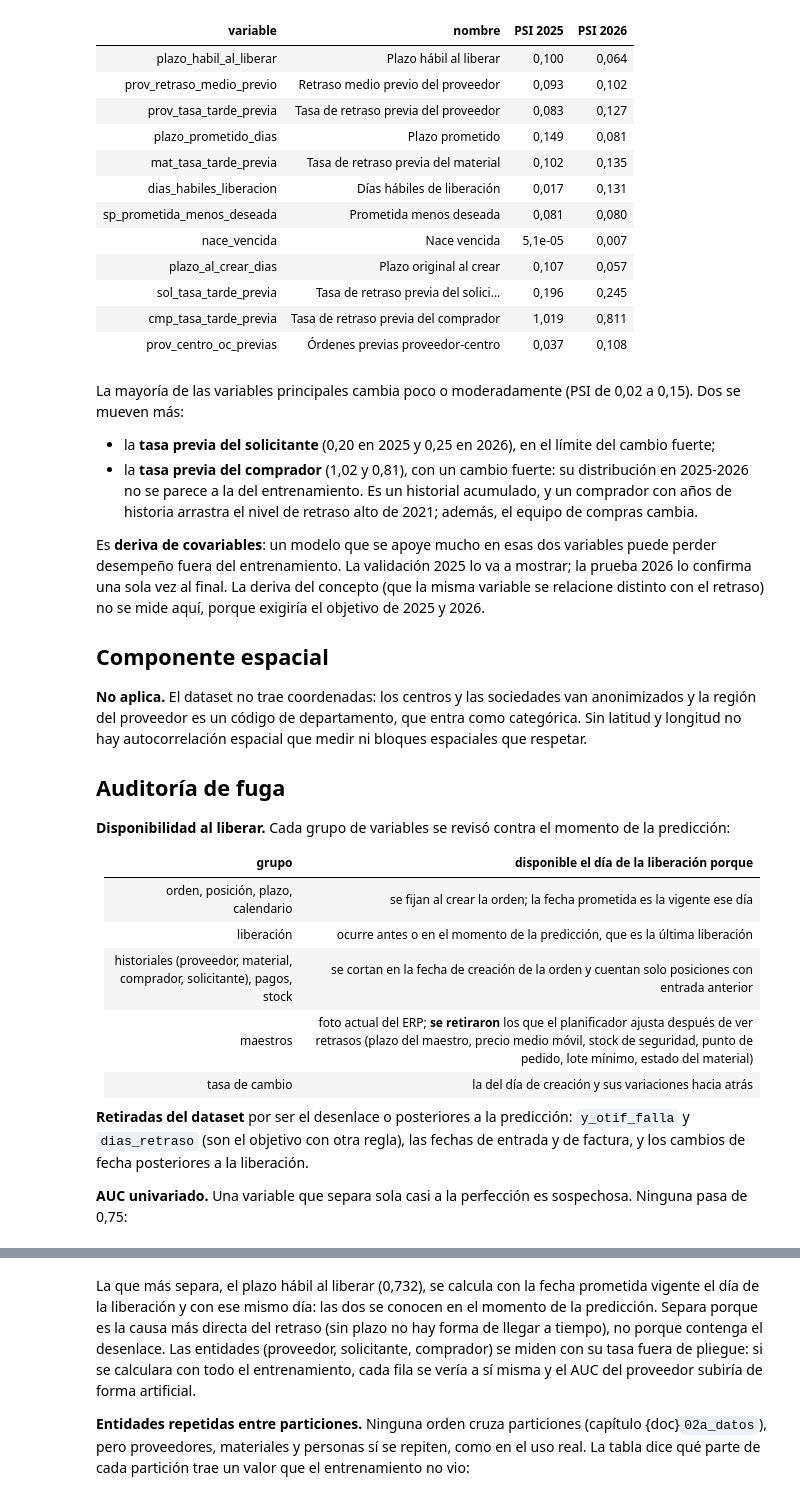
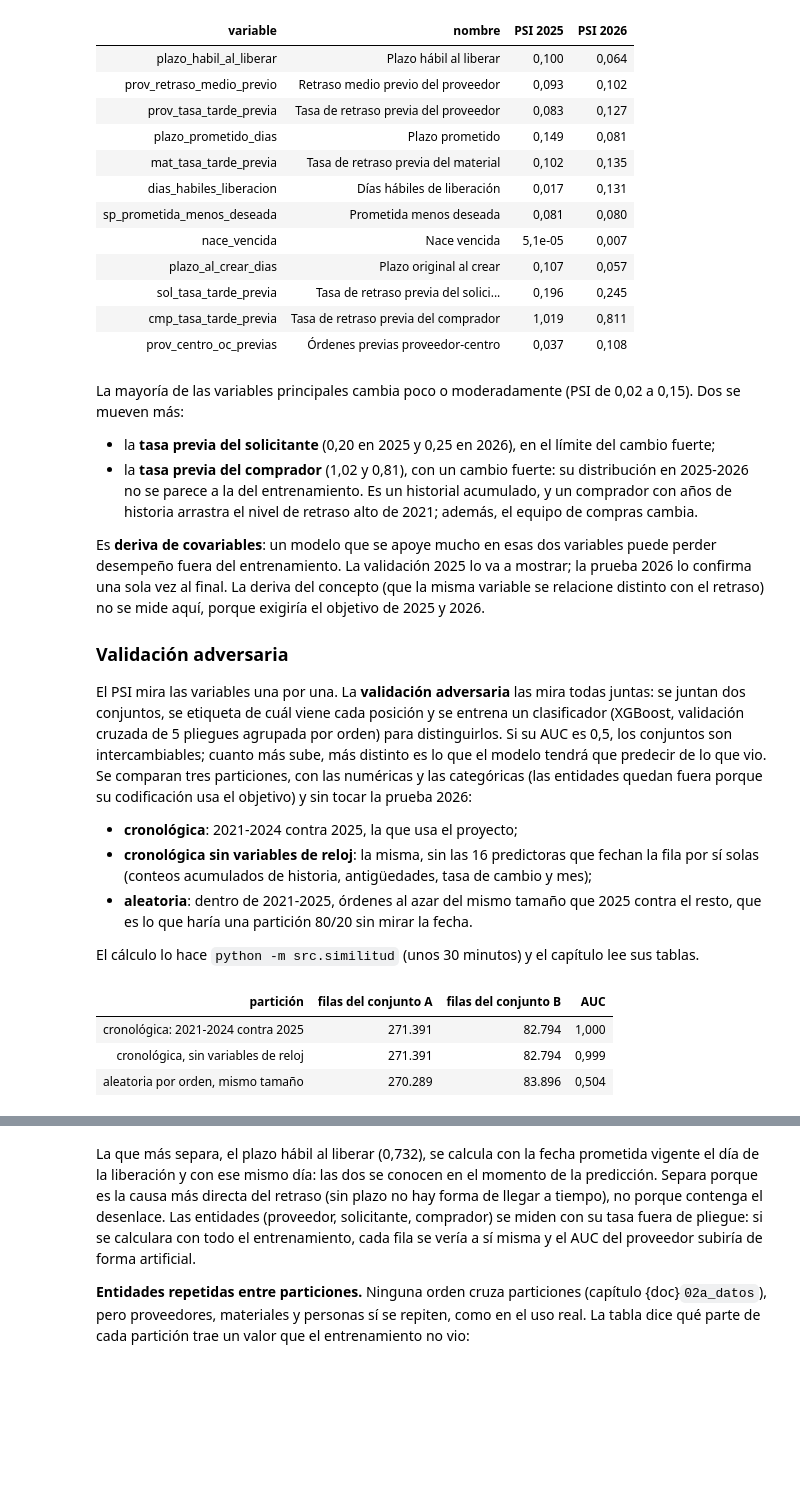
Before and after one commit to ddcarbono/otif-compras-ml, a Jupyter notebook: book/02c_tiempo_y_fuga.ipynb, the cells around one changed output, grey strips where cells are left out. Saved outputs shown, nothing was run; the diff lists cells and outputs as text; code cells hidden in the pictures; blank space fills up the shorter version.

Commit message:
Validacion adversaria en el cap. 2, pruebas con pytest y CI en GitHub Actions; aviso de rango sin falso positivo en categoricas vacias

```diff
--- a/book/02c_tiempo_y_fuga.ipynb
+++ b/book/02c_tiempo_y_fuga.ipynb
@@ -133,25 +133,29 @@ entrenamiento. La validación 2025 lo va a mostrar; la prueba 2026 lo confirma u
 concepto (que la misma variable se relacione distinto con el retraso) no se mide aquí, porque exigiría el objetivo
 de 2025 y 2026.
 
-## Componente espacial
+### Validación adversaria
 
-**No aplica.** El dataset no trae coordenadas: los centros y las sociedades van anonimizados y la región del
-proveedor es un código de departamento, que entra como categórica. Sin latitud y longitud no hay autocorrelación
-espacial que medir ni bloques espaciales que respetar.
+El PSI mira las variables una por una. La **validación adversaria** las mira todas juntas: se juntan dos conjuntos,
+se etiqueta de cuál viene cada posición y se entrena un clasificador (XGBoost, validación cruzada de 5 pliegues
+agrupada por orden) para distinguirlos. Si su AUC es 0,5, los conjuntos son intercambiables; cuanto más sube, más
+distinto es lo que el modelo tendrá que predecir de lo que vio. Se comparan tres particiones, con las numéricas y
+las categóricas (las entidades quedan fuera porque su codificación usa el objetivo) y sin tocar la prueba 2026:
 
-## Auditoría de fuga
+- **cronológica**: 2021-2024 contra 2025, la que usa el proyecto;
+- **cronológica sin variables de reloj**: la misma, sin las 16 predictoras que fechan la fila por sí solas (conteos
+  acumulados de historia, antigüedades, tasa de cambio y mes);
+- **aleatoria**: dentro de 2021-2025, órdenes al azar del mismo tamaño que 2025 contra el resto, que es lo que haría
+  una partición 80/20 sin mirar la fecha.
 
-**Disponibilidad al liberar.** Cada grupo de variables se revisó contra el momento de la predicción:
-
-| grupo | disponible el día de la liberación porque |
-|---|---|
-| orden, posición, plazo, calendario | se fijan al crear la orden; la fecha prometida es la vigente ese día |
-| liberación | ocurre antes o en el momento de la predicción, que es la última liberación |
-| historiales (proveedor, material, comprador, solicitante), pagos, stock | se cortan en la fecha de creación de la orden y cuentan solo posiciones con entrada anterior |
-| maestros | foto actual del ERP; **se retiraron** los que el planificador ajusta después de ver retrasos (plazo del maestro, precio medio móvil, stock de seguridad, punto de pedido, lote mínimo, estado del material) |
-| tasa de cambio | la del día de creación y sus variaciones hacia atrás |
-
-**Retiradas del dataset** por ser el desenlace o posteriores a la predicción: `y_otif_falla` y `dias_retraso` (son
-el objetivo con otra regla), las fechas de entrada y de factura, y los cambios de fecha posteriores a la liberación.
-
-**AUC univariado.** Una variable que separa sola casi a la perfección es sospechosa. Ninguna pasa de 0,75:
+El cálculo lo hace `python -m src.similitud` (unos 30 minutos) y el capítulo lee sus tablas.
+# %%
+SIM = datos.RAIZ / "resultados" / "similitud"
+auc_adv = pd.read_csv(SIM / "auc.csv")
+tabla(auc_adv.rename(columns={"particion": "partición", "filas_a": "filas del conjunto A",
+                              "filas_b": "filas del conjunto B"}), dec=3, enteros=("filas del conjunto A",
+                                                                                     "filas del conjunto B"))
+# %% [output]
+| partición | filas del conjunto A | filas del conjunto B | AUC |
+| cronológica: 2021-2024 contra 2025 | 271.391 | 82.794 | 1,000 |
+| cronológica, sin variables de reloj | 271.391 | 82.794 | 0,999 |
+| aleatoria por orden, mismo tamaño | 270.289 | 83.896 | 0,504 |
```
Also changed, not shown: parts of 2 cells of this notebook, 14 other files.
